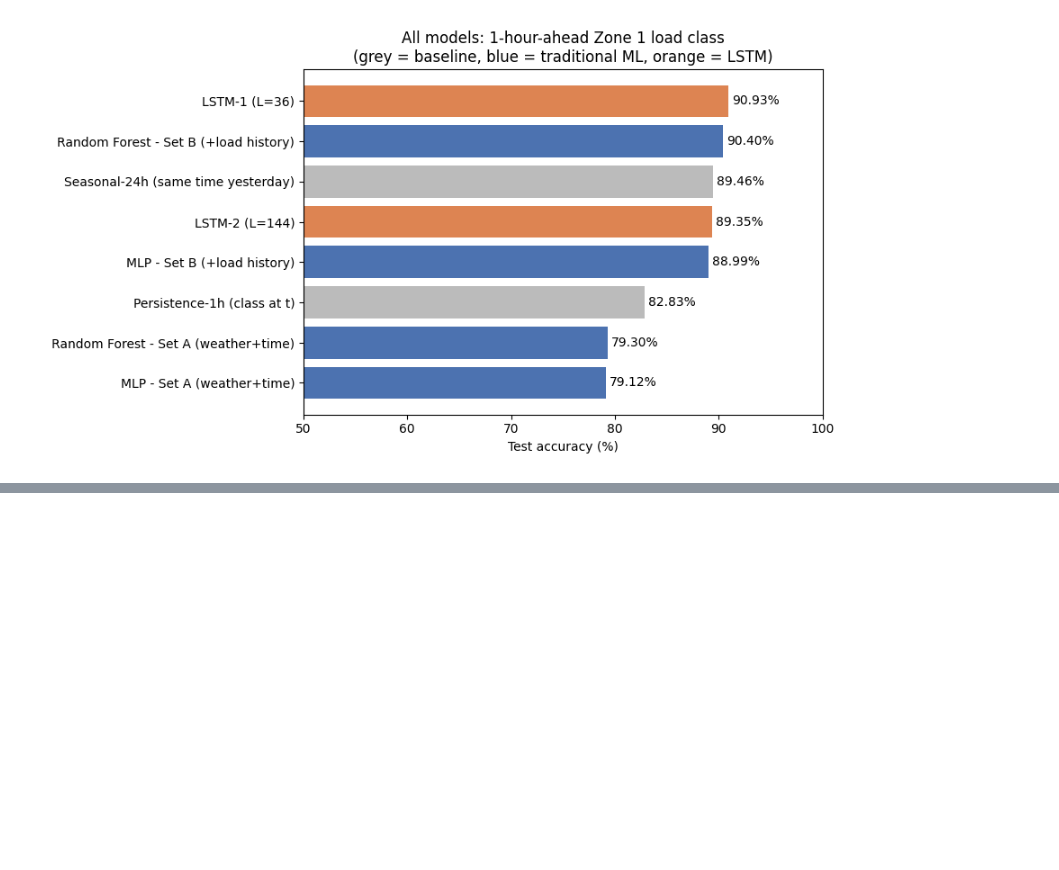
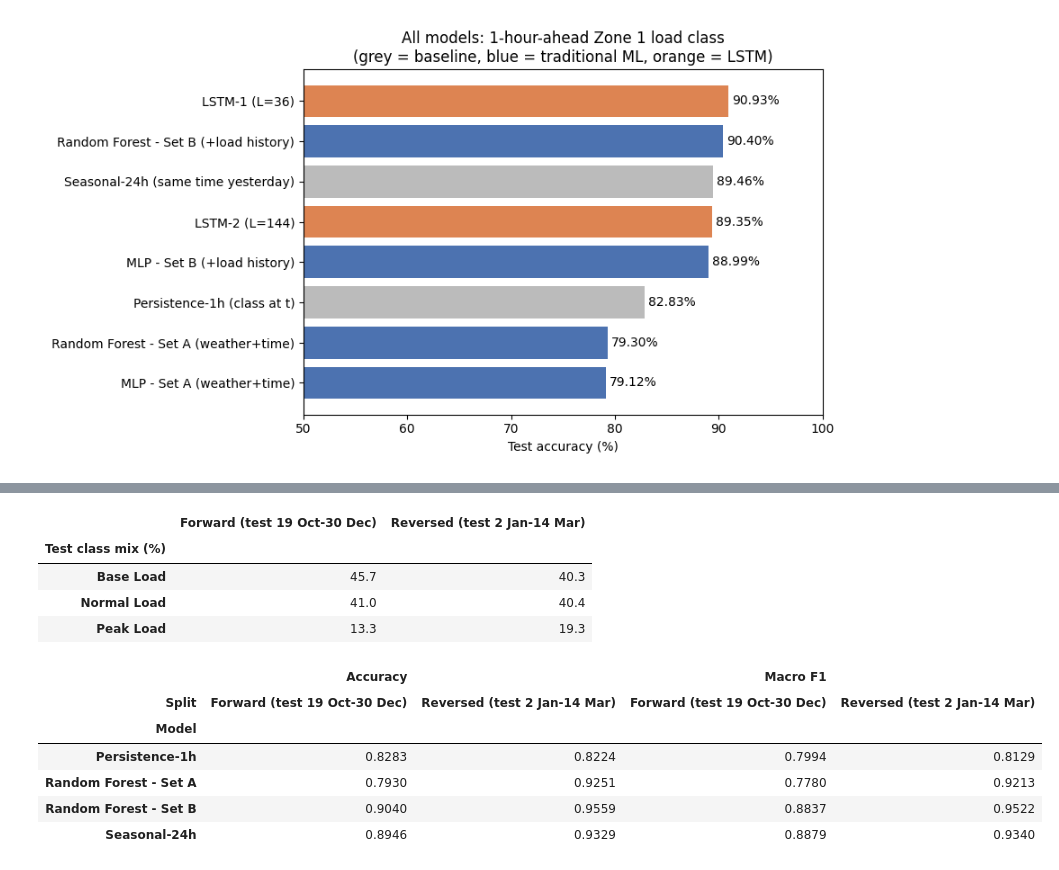
Before and after one commit to 0ceanya/cos40007-AI_Engineering, a Jupyter notebook: portfolio/portfolio-3.ipynb, the cells around one changed output, grey strips where cells are left out. Saved outputs shown, nothing was run; the diff lists cells and outputs as text; code cells hidden in the pictures; blank space fills up the shorter version.

```diff
--- a/portfolio/portfolio-3.ipynb
+++ b/portfolio/portfolio-3.ipynb
@@ -651,0 +588,32 @@ lifted the traditional models by 10–11 points, while switching from RF to LSTM
+# %%
+splits = {'Forward (test 19 Oct-30 Dec)': data.index + H >= SPLIT,
+          'Reversed (test 2 Jan-14 Mar)': data.index + H < int(N * 0.2)}
+rows, mix = [], {}
+for split_name, is_test in splits.items():
+    tr, te = data[~is_test], data[is_test]
+    ytr, yte = tr['target'].astype(int).values, te['target'].astype(int).values
+    mix[split_name] = np.bincount(yte, minlength=3) / len(yte) * 100
+    preds = {'Persistence-1h': y_all[te.index], 'Seasonal-24h': y_all[te.index + H - 144]}
+    for name, cols in [('Random Forest - Set A', SET_A), ('Random Forest - Set B', SET_B)]:
+        scaler = StandardScaler().fit(tr[cols])
+        rf = RandomForestClassifier(n_estimators=300, min_samples_leaf=5, n_jobs=-1, random_state=SEED)
+        preds[name] = rf.fit(scaler.transform(tr[cols]), ytr).predict(scaler.transform(te[cols]))
+    for name, p in preds.items():
+        rows.append({'Split': split_name, 'Model': name, 'Accuracy': accuracy_score(yte, p),
+                     'Macro F1': f1_score(yte, p, average='macro')})
+
+display(pd.DataFrame(mix, index=CLASS_NAMES).round(1).rename_axis('Test class mix (%)'))
+display(pd.DataFrame(rows).pivot(index='Model', columns='Split', values=['Accuracy', 'Macro F1']).round(4))
+# %% [output]
+|  | Forward (test 19 Oct-30 Dec) | Reversed (test 2 Jan-14 Mar) |
+| Test class mix (%) |  |  |
+| Base Load | 45.7 | 40.3 |
+| Normal Load | 41.0 | 40.4 |
+| Peak Load | 13.3 | 19.3 |
+|  | Accuracy |  | Macro F1 |  |
+| Split | Forward (test 19 Oct-30 Dec) | Reversed (test 2 Jan-14 Mar) | Forward (test 19 Oct-30 Dec) | Reversed (test 2 Jan-14 Mar) |
+| Model |  |  |  |  |
+| Persistence-1h | 0.8283 | 0.8224 | 0.7994 | 0.8129 |
+| Random Forest - Set A | 0.7930 | 0.9251 | 0.7780 | 0.9213 |
+| Random Forest - Set B | 0.9040 | 0.9559 | 0.8837 | 0.9522 |
+| Seasonal-24h | 0.8946 | 0.9329 | 0.8879 | 0.9340 |
```
Also changed, not shown: parts of 6 cells of this notebook, 1 other file.
